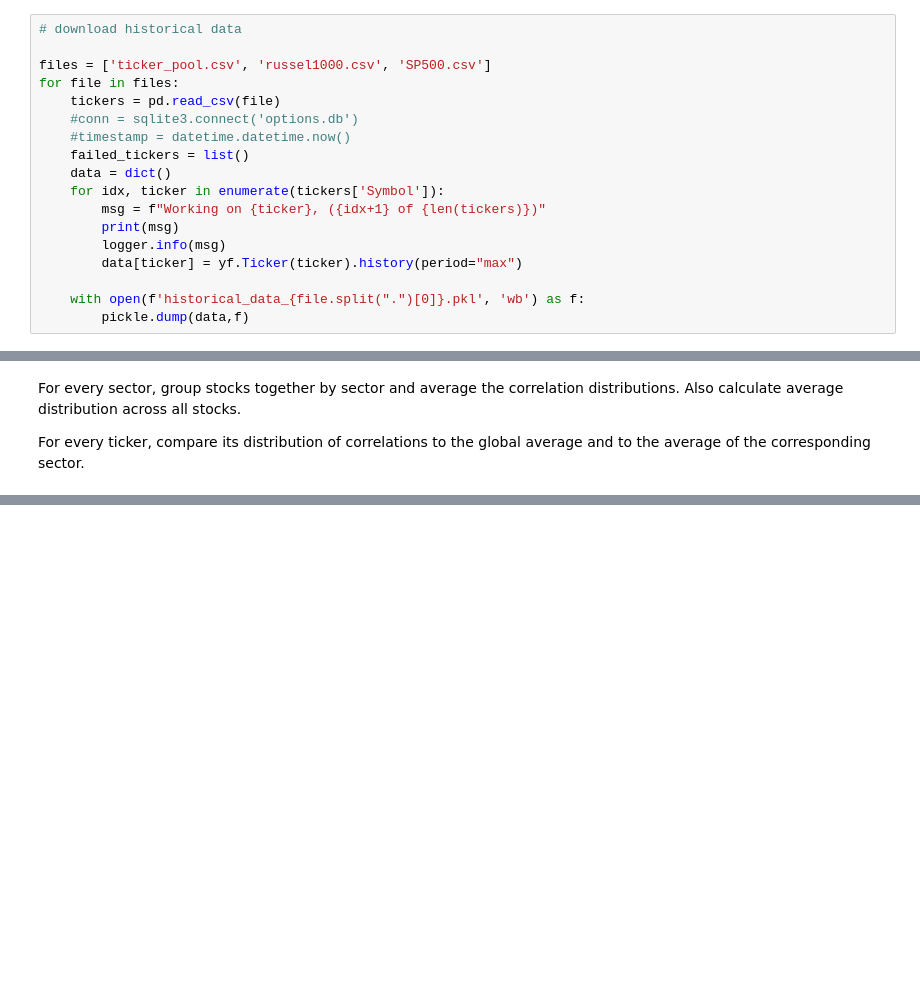
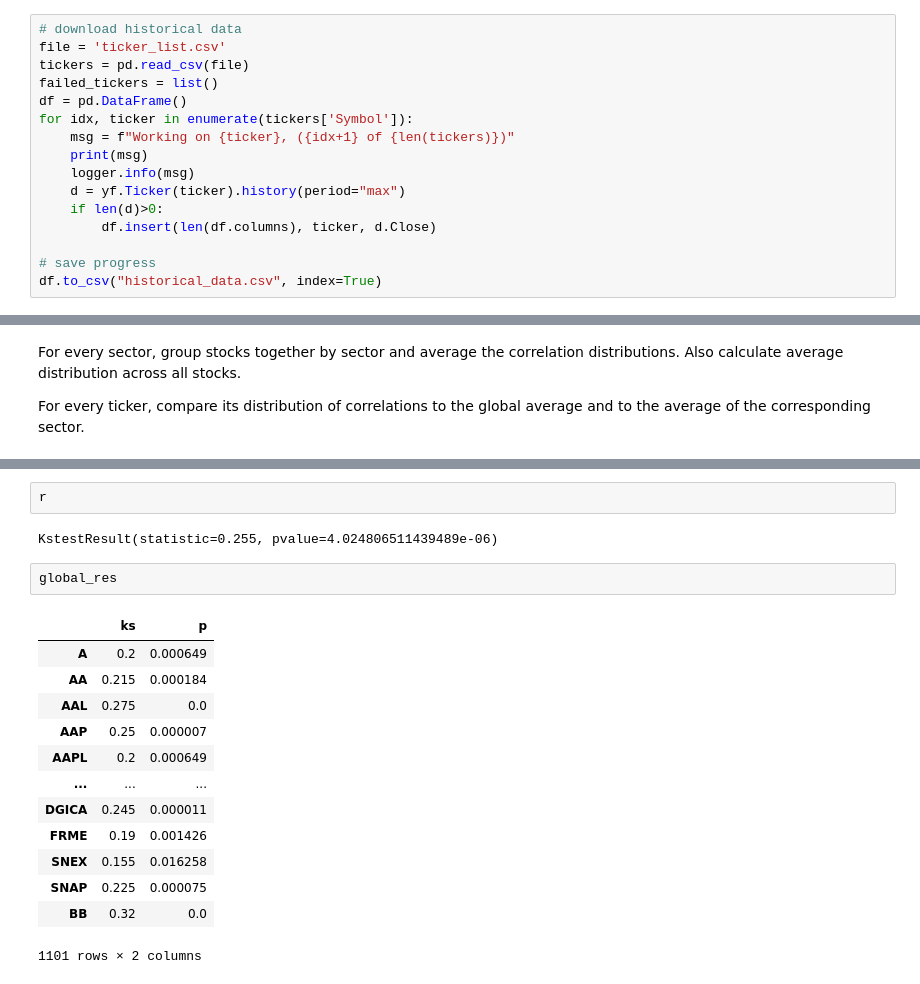
Before and after one commit to kirpi-1/stocks, a Jupyter notebook: Untitled.ipynb, the cells around one changed output, grey strips where cells are left out. Cells and saved outputs as stored; diff of their text form; blank space fills up the shorter version.

```diff
--- a/Untitled.ipynb
+++ b/Untitled.ipynb
@@ -16,18 +35,16 @@ from scipy import stats
 # %%
 # download historical data
+file = 'ticker_list.csv'
+tickers = pd.read_csv(file)
+failed_tickers = list()
+df = pd.DataFrame()
+for idx, ticker in enumerate(tickers['Symbol']):
+    msg = f"Working on {ticker}, ({idx+1} of {len(tickers)})"
+    print(msg)
+    logger.info(msg)
+    d = yf.Ticker(ticker).history(period="max")
+    if len(d)>0:
+        df.insert(len(df.columns), ticker, d.Close)
 
-files = ['ticker_pool.csv', 'russel1000.csv', 'SP500.csv']
-for file in files:
-	tickers = pd.read_csv(file)
-	#conn = sqlite3.connect('options.db')
-	#timestamp = datetime.datetime.now()
-	failed_tickers = list()
-	data = dict()
-	for idx, ticker in enumerate(tickers['Symbol']):
-		msg = f"Working on {ticker}, ({idx+1} of {len(tickers)})"
-		print(msg)
-		logger.info(msg)
-		data[ticker] = yf.Ticker(ticker).history(period="max")
-
-	with open(f'historical_data_{file.split(".")[0]}.pkl', 'wb') as f:
-		pickle.dump(data,f)
+# save progress
+df.to_csv("historical_data.csv", index=True)
@@ -196,0 +241,20 @@ dict_keys(['bins'])
+# %%
+r
+# %% [output]
+KstestResult(statistic=0.255, pvalue=4.024806511439489e-06)
+# %%
+global_res
+# %% [output]
+|  | ks | p |
+| A | 0.2 | 0.000649 |
+| AA | 0.215 | 0.000184 |
+| AAL | 0.275 | 0.0 |
+| AAP | 0.25 | 0.000007 |
+| AAPL | 0.2 | 0.000649 |
+| ... | ... | ... |
+| DGICA | 0.245 | 0.000011 |
+| FRME | 0.19 | 0.001426 |
+| SNEX | 0.155 | 0.016258 |
+| SNAP | 0.225 | 0.000075 |
+| BB | 0.32 | 0.0 |
+1101 rows × 2 columns
```
Also changed, not shown: parts of 25 cells of this notebook, 4 other files.
